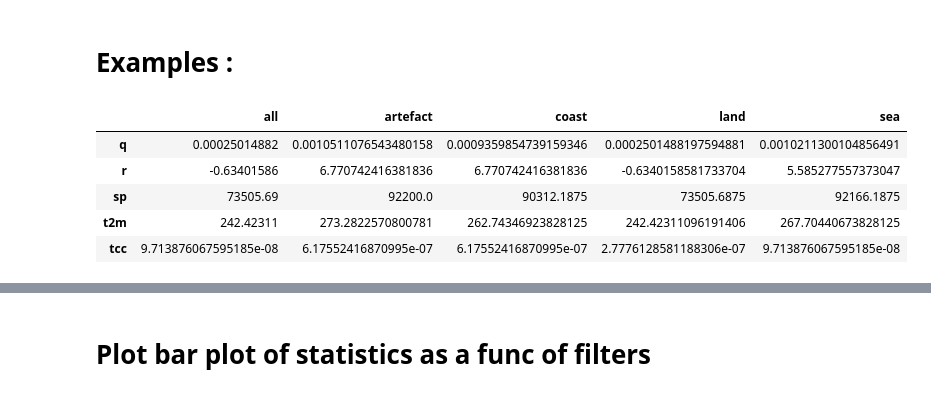
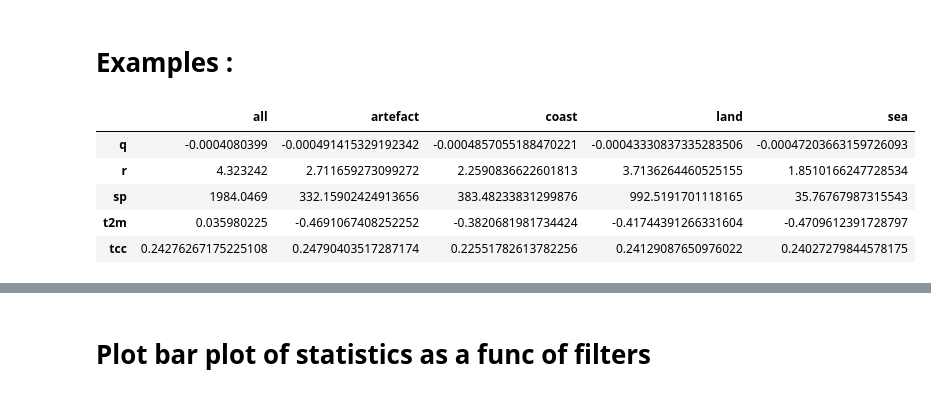
Before and after one commit to hannasv/ms, a Jupyter notebook: notebooks/stats/plotting_global_stats.ipynb, the cells around one changed output, grey strips where cells are left out. Saved outputs shown, nothing was run; the diff lists cells and outputs as text; code cells hidden in the pictures.

Commit message:
played around with plotting routines on statistics

```diff
--- a/notebooks/stats/plotting_global_stats.ipynb
+++ b/notebooks/stats/plotting_global_stats.ipynb
@@ -77,14 +55,14 @@ def retrive_variable_from_stores_statistics(variable = 'tcc'):
 # %% [markdown]
 # Examples :
 # %%
-retrive_stat_from_stores_statistics(statistic = 'min')
+retrive_stat_from_stores_statistics(statistic = 'mad')
 # %% [output]
 |  | all | artefact | coast | land | sea |
-| q | 0.00025014882 | 0.0010511076543480158 | 0.0009359854739159346 | 0.0002501488197594881 | 0.0010211300104856491 |
-| r | -0.63401586 | 6.770742416381836 | 6.770742416381836 | -0.6340158581733704 | 5.585277557373047 |
-| sp | 73505.69 | 92200.0 | 90312.1875 | 73505.6875 | 92166.1875 |
-| t2m | 242.42311 | 273.2822570800781 | 262.74346923828125 | 242.42311096191406 | 267.70440673828125 |
-| tcc | 9.713876067595185e-08 | 6.17552416870995e-07 | 6.17552416870995e-07 | 2.7776128581188306e-07 | 9.713876067595185e-08 |
+| q | -0.0004080399 | -0.000491415329192342 | -0.0004857055188470221 | -0.00043330837335283506 | -0.00047203663159726093 |
+| r | 4.323242 | 2.711659273099272 | 2.2590836622601813 | 3.7136264460525155 | 1.8510166247728534 |
+| sp | 1984.0469 | 332.15902424913656 | 383.48233831299876 | 992.5191701118165 | 35.76767987315543 |
+| t2m | 0.035980225 | -0.4691067408252252 | -0.3820681981734424 | -0.41744391266331604 | -0.4709612391728797 |
+| tcc | 0.24276267175225108 | 0.24790403517287174 | 0.22551782613782256 | 0.24129087650976022 | 0.24027279844578175 |
 # %%
 retrive_variable_from_stores_statistics(variable = 'tcc')
 # %% [output]
```
Also changed, not shown: parts of 6 cells of this notebook, 2 other files.
